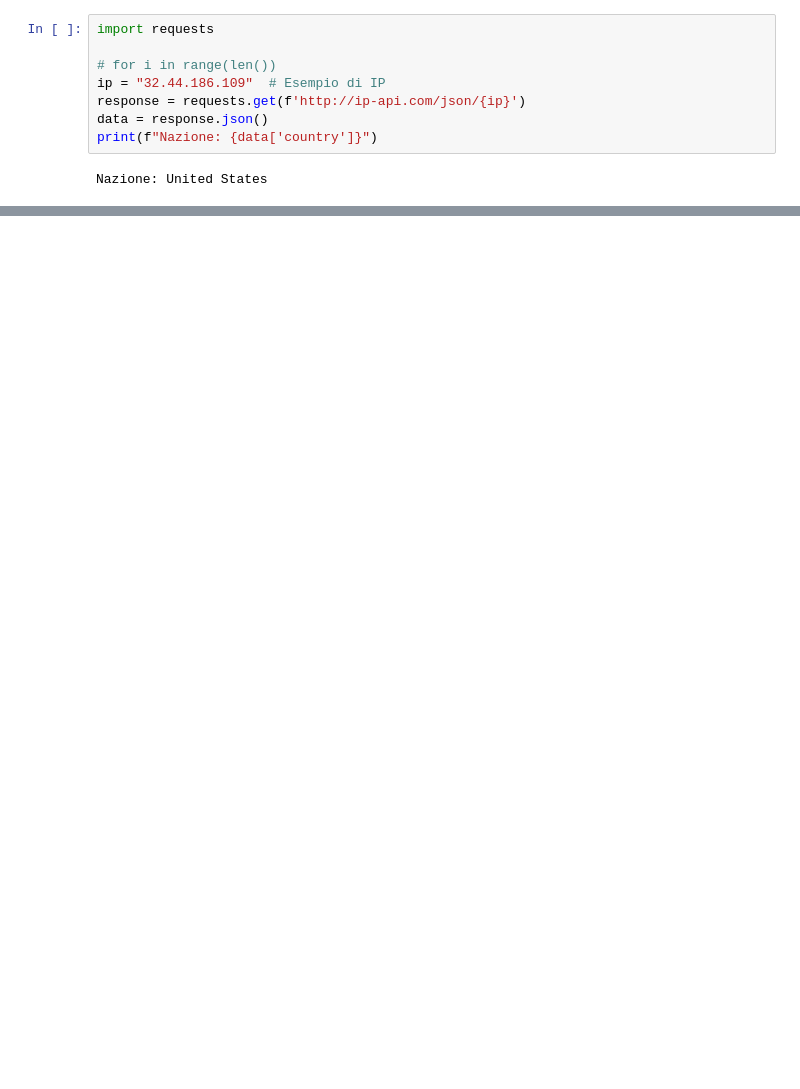
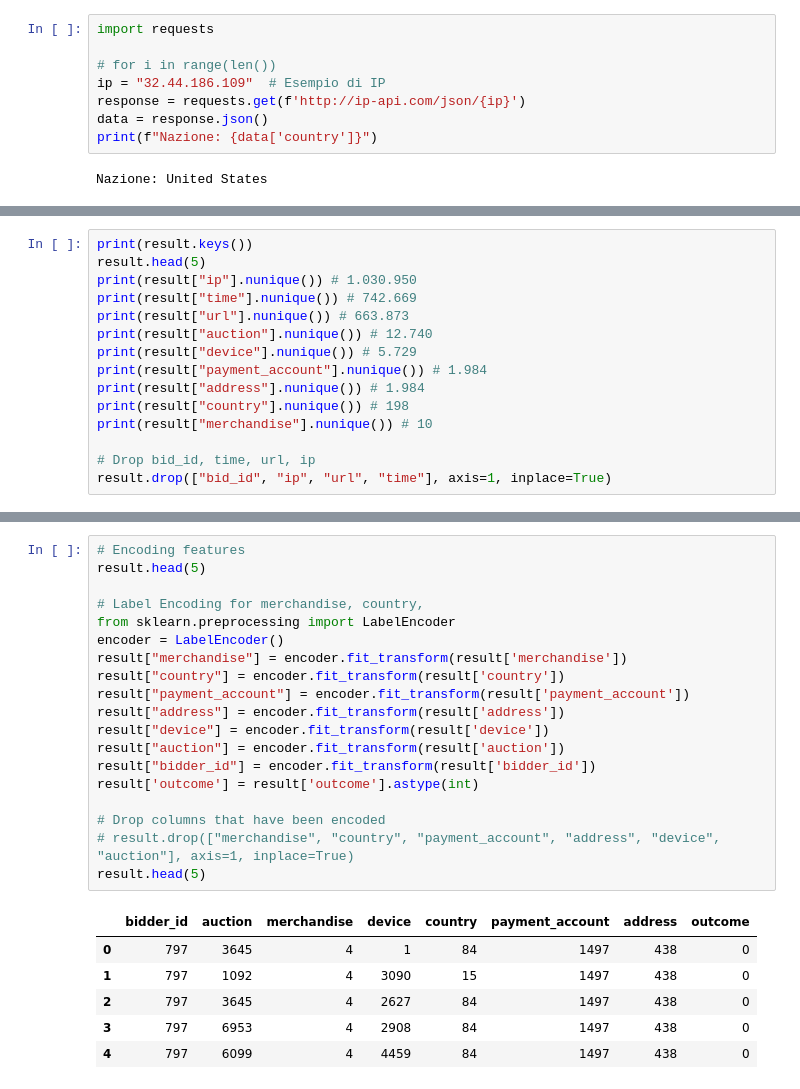
Before and after one commit to trueilorp/Bidder-classification, a Jupyter notebook: SD/facebookSD.ipynb, the cells around one changed output, grey strips where cells are left out. Saved outputs shown, nothing was run; the diff lists cells and outputs as text; blank space fills up the shorter version.

```diff
--- a/SD/facebookSD.ipynb
+++ b/SD/facebookSD.ipynb
@@ -94,0 +99,15 @@ Nazione: United States
+# %%
+print(result.keys())
+result.head(5)
+print(result["ip"].nunique()) # 1.030.950
+print(result["time"].nunique()) # 742.669
+print(result["url"].nunique()) # 663.873
+print(result["auction"].nunique()) # 12.740
+print(result["device"].nunique()) # 5.729
+print(result["payment_account"].nunique()) # 1.984
+print(result["address"].nunique()) # 1.984
+print(result["country"].nunique()) # 198
+print(result["merchandise"].nunique()) # 10
+
+# Drop bid_id, time, url, ip
+result.drop(["bid_id", "ip", "url", "time"], axis=1, inplace=True)
@@ -94,0 +127,26 @@ Nazione: United States
+# %%
+# Encoding features
+result.head(5)
+
+# Label Encoding for merchandise, country,
+from sklearn.preprocessing import LabelEncoder
+encoder = LabelEncoder()
+result["merchandise"] = encoder.fit_transform(result['merchandise'])
+result["country"] = encoder.fit_transform(result['country'])
+result["payment_account"] = encoder.fit_transform(result['payment_account'])
+result["address"] = encoder.fit_transform(result['address'])
+result["device"] = encoder.fit_transform(result['device'])
+result["auction"] = encoder.fit_transform(result['auction'])
+result["bidder_id"] = encoder.fit_transform(result['bidder_id'])
+result['outcome'] = result['outcome'].astype(int)
+
+# Drop columns that have been encoded
+# result.drop(["merchandise", "country", "payment_account", "address", "device", "auction"], axis=1, inplace=True)
+result.head(5)
+# %% [output]
+|  | bidder_id | auction | merchandise | device | country | payment_account | address | outcome |
+| 0 | 797 | 3645 | 4 | 1 | 84 | 1497 | 438 | 0 |
+| 1 | 797 | 1092 | 4 | 3090 | 15 | 1497 | 438 | 0 |
+| 2 | 797 | 3645 | 4 | 2627 | 84 | 1497 | 438 | 0 |
+| 3 | 797 | 6953 | 4 | 2908 | 84 | 1497 | 438 | 0 |
+| 4 | 797 | 6099 | 4 | 4459 | 84 | 1497 | 438 | 0 |
```
Also changed, not shown: parts of 6 cells of this notebook.
